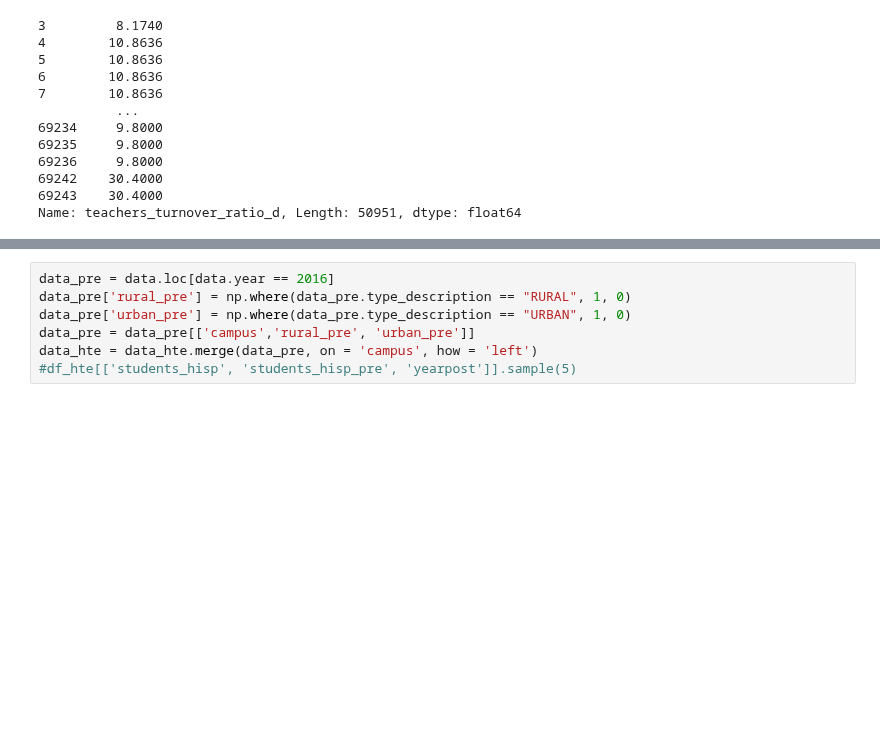
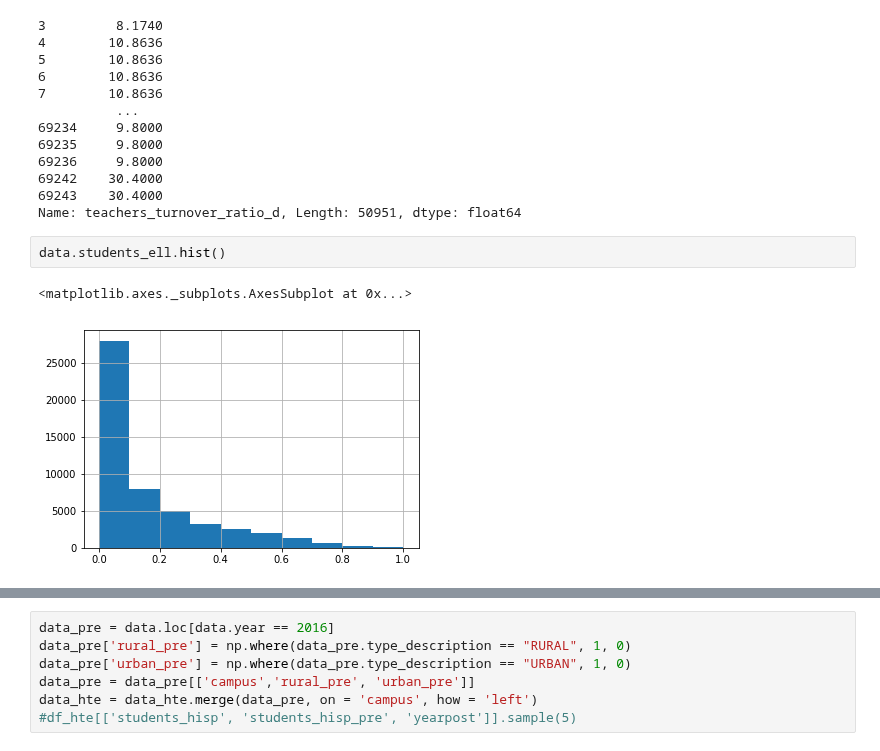
Before and after one commit to KylieLAnglin/dofis, a Jupyter notebook: analysis/Who Needs Rules/05_gdid.ipynb, the cells around one changed output, grey strips where cells are left out. Saved outputs shown, nothing was run; the diff lists cells and outputs as text; blank space fills up the shorter version.

```diff
--- a/analysis/Who Needs Rules/05_gdid.ipynb
+++ b/analysis/Who Needs Rules/05_gdid.ipynb
@@ -410,6 +403,11 @@ data.teachers_turnover_ratio_d
 69242    30.4000
 69243    30.4000
 Name: teachers_turnover_ratio_d, Length: 50951, dtype: float64
+# %%
+data.students_ell.hist()
+# %% [output]
+<matplotlib.axes._subplots.AxesSubplot at 0x...>
+[figure, added]
 # %%
 data_pre = data.loc[data.yearpost == -1]
 data_pre = data_pre.rename(columns = {'students_hisp': 'students_hisp_pre',
```
Also changed, not shown: parts of 12 cells of this notebook, 2 other files.
